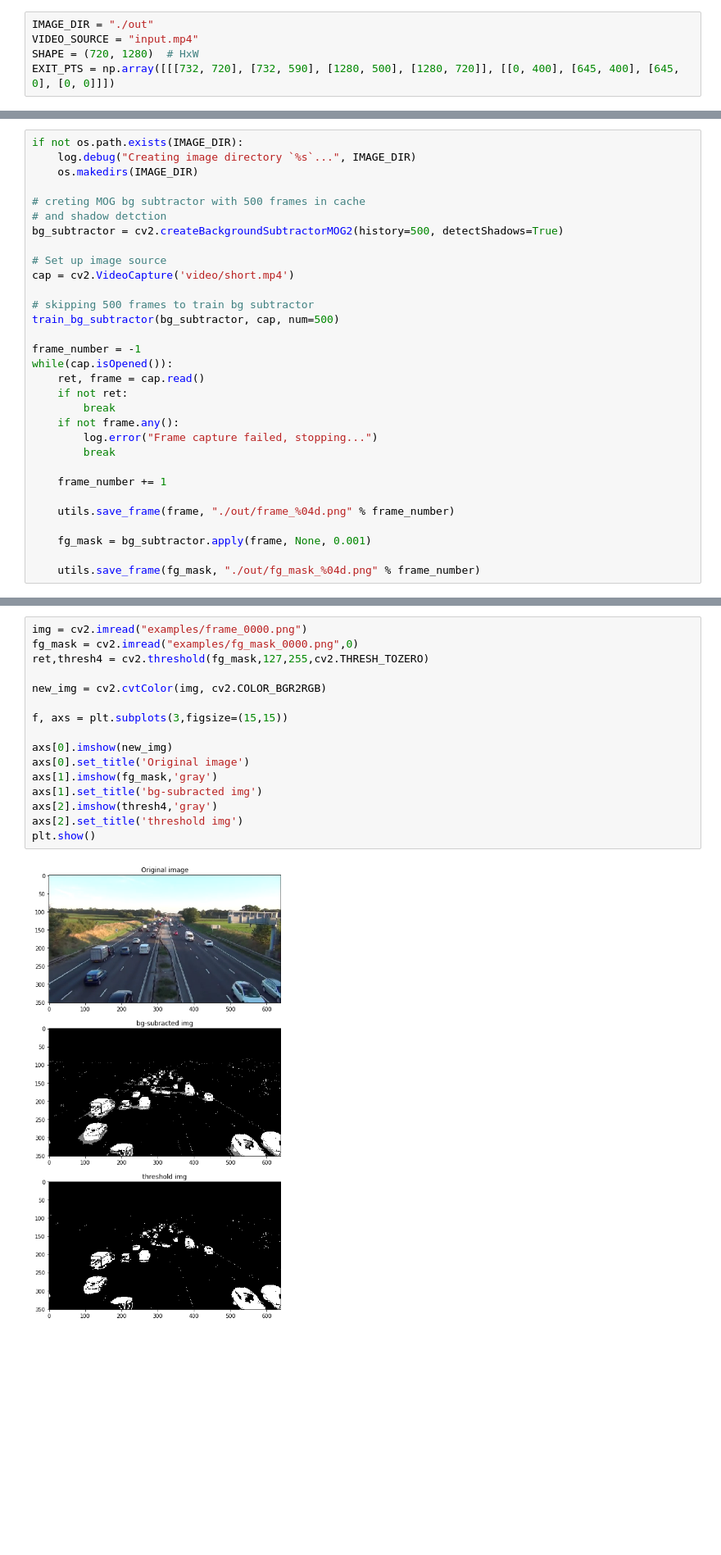
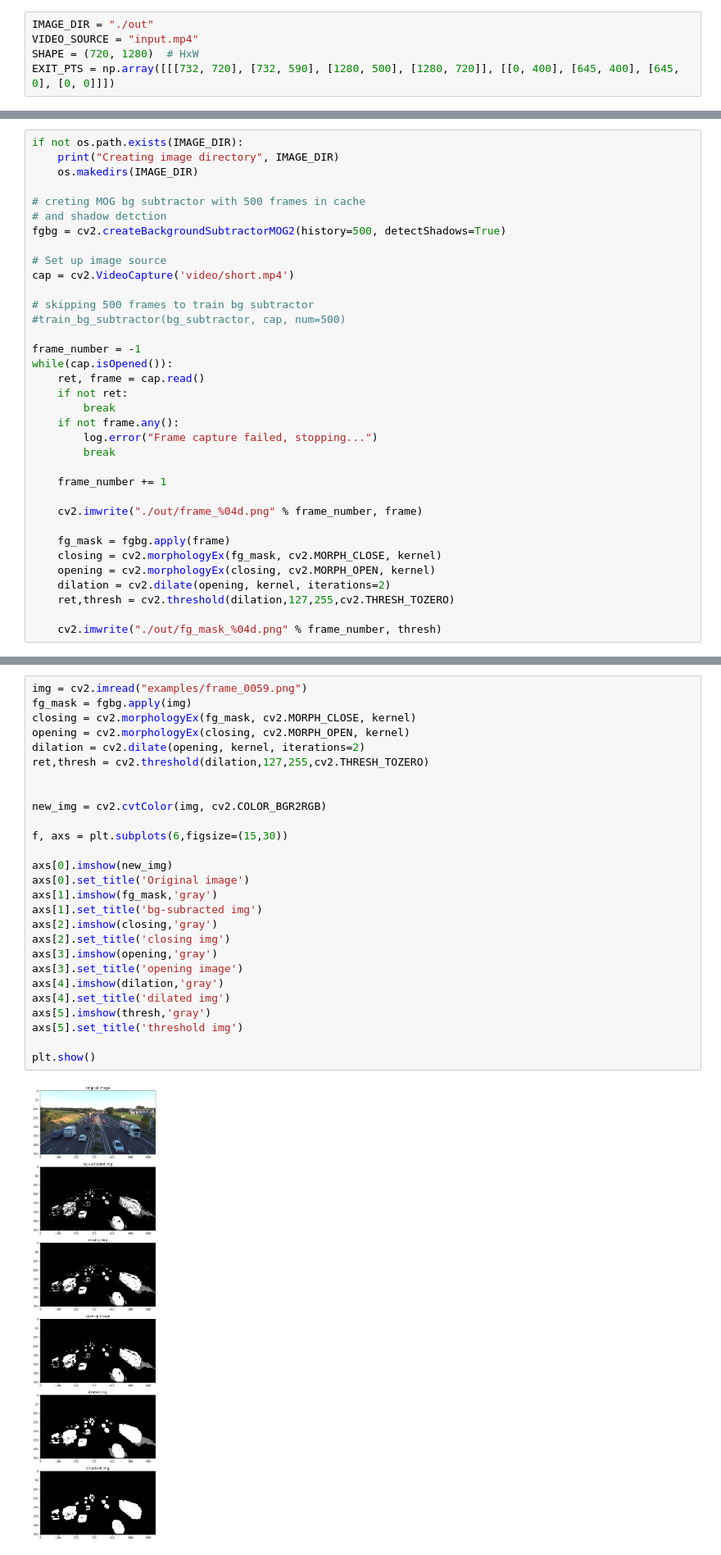
Before and after one commit to Pratham1807/Traffic-Management, a Jupyter notebook: counting.ipynb, the cells around one changed output, grey strips where cells are left out. Shown: that part at 82% size. Saved outputs shown, nothing was run; the diff lists cells and outputs as text; blank space fills up the shorter version.

Commit message:
applying OpenCV filters

```diff
--- a/counting.ipynb
+++ b/counting.ipynb
@@ -46,17 +24,17 @@ def train_bg_subtractor(inst, cap, num=500):
 # %%
 if not os.path.exists(IMAGE_DIR):
-    log.debug("Creating image directory `%s`...", IMAGE_DIR)
+    print("Creating image directory", IMAGE_DIR)
     os.makedirs(IMAGE_DIR)
 
 # creting MOG bg subtractor with 500 frames in cache
 # and shadow detction
-bg_subtractor = cv2.createBackgroundSubtractorMOG2(history=500, detectShadows=True)
+fgbg = cv2.createBackgroundSubtractorMOG2(history=500, detectShadows=True)
 
 # Set up image source
 cap = cv2.VideoCapture('video/short.mp4')
 
 # skipping 500 frames to train bg subtractor
-train_bg_subtractor(bg_subtractor, cap, num=500)
+#train_bg_subtractor(bg_subtractor, cap, num=500)
 
 frame_number = -1
 while(cap.isOpened()):
@@ -69,8 +47,12 @@ while(cap.isOpened()):
 
     frame_number += 1
 
-    utils.save_frame(frame, "./out/frame_%04d.png" % frame_number)
+    cv2.imwrite("./out/frame_%04d.png" % frame_number, frame)
 
-    fg_mask = bg_subtractor.apply(frame, None, 0.001)
+    fg_mask = fgbg.apply(frame)
+    closing = cv2.morphologyEx(fg_mask, cv2.MORPH_CLOSE, kernel)
+    opening = cv2.morphologyEx(closing, cv2.MORPH_OPEN, kernel)
+    dilation = cv2.dilate(opening, kernel, iterations=2)
+    ret,thresh = cv2.threshold(dilation,127,255,cv2.THRESH_TOZERO)
 
-    utils.save_frame(fg_mask, "./out/fg_mask_%04d.png" % frame_number)
+    cv2.imwrite("./out/fg_mask_%04d.png" % frame_number, thresh)
@@ -77,18 +61,29 @@ while(cap.isOpened()):
 # %%
-img = cv2.imread("examples/frame_0000.png")
-fg_mask = cv2.imread("examples/fg_mask_0000.png",0)
-ret,thresh4 = cv2.threshold(fg_mask,127,255,cv2.THRESH_TOZERO)
+img = cv2.imread("examples/frame_0059.png")
+fg_mask = fgbg.apply(img)
+closing = cv2.morphologyEx(fg_mask, cv2.MORPH_CLOSE, kernel)
+opening = cv2.morphologyEx(closing, cv2.MORPH_OPEN, kernel)
+dilation = cv2.dilate(opening, kernel, iterations=2)
+ret,thresh = cv2.threshold(dilation,127,255,cv2.THRESH_TOZERO)
+
 
 new_img = cv2.cvtColor(img, cv2.COLOR_BGR2RGB)
 
-f, axs = plt.subplots(3,figsize=(15,15))
+f, axs = plt.subplots(6,figsize=(15,30))
 
 axs[0].imshow(new_img)
 axs[0].set_title('Original image')
 axs[1].imshow(fg_mask,'gray')
 axs[1].set_title('bg-subracted img')
-axs[2].imshow(thresh4,'gray')
-axs[2].set_title('threshold img')
+axs[2].imshow(closing,'gray')
+axs[2].set_title('closing img')
+axs[3].imshow(opening,'gray')
+axs[3].set_title('opening image')
+axs[4].imshow(dilation,'gray')
+axs[4].set_title('dilated img')
+axs[5].imshow(thresh,'gray')
+axs[5].set_title('threshold img')
+
 plt.show()
 # %% [output]
-[figure, old version]
+[figure, new version]
```
Also changed, not shown: parts of 4 cells of this notebook, 3 other files.
